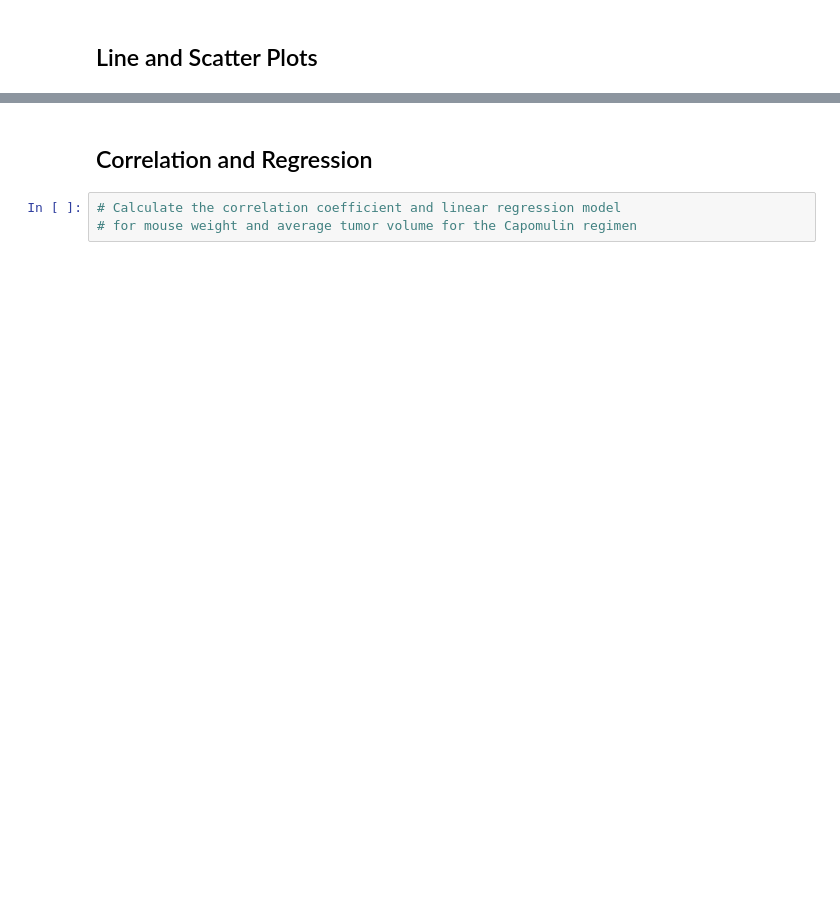
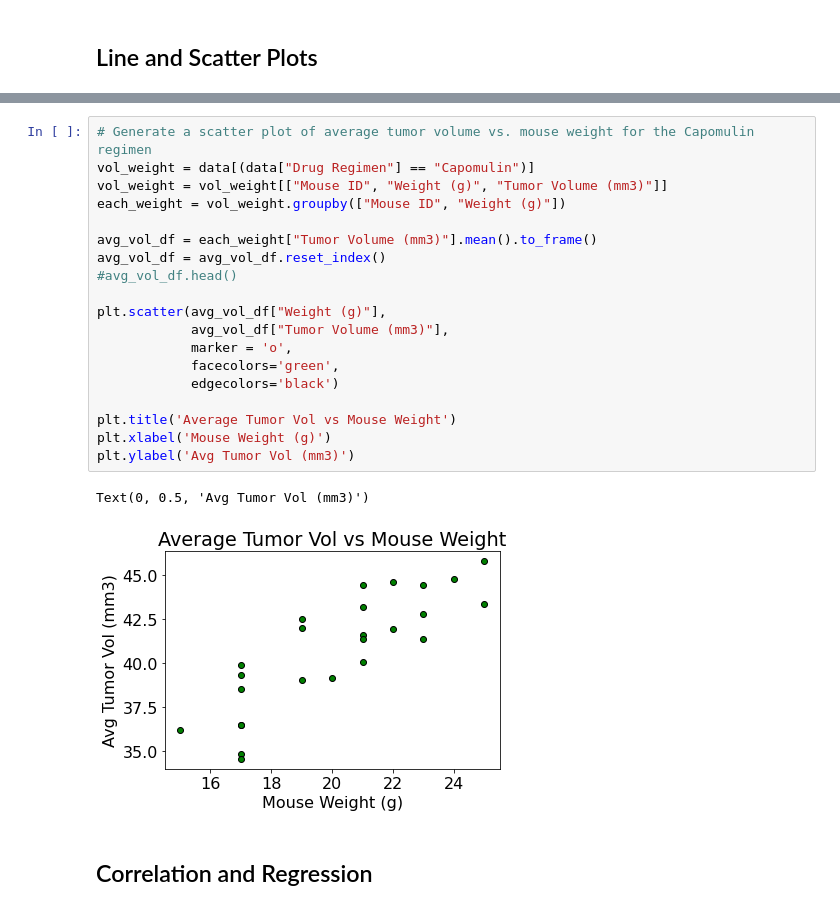
Before and after one commit to ZKeller22/UCI-Homework-Keller, a Jupyter notebook: matplotlib-challenge/Pymaceuticals/pymaceuticals_starter.ipynb, the cells around one changed output, grey strips where cells are left out. Cells and saved outputs as stored; diff of their text form; blank space fills up the shorter version.

```diff
--- a/matplotlib-challenge/Pymaceuticals/pymaceuticals_starter.ipynb
+++ b/matplotlib-challenge/Pymaceuticals/pymaceuticals_starter.ipynb
@@ -282,5 +324,24 @@ Values above 73.31018776874998 could be outliers.
+# %%
+# Generate a scatter plot of average tumor volume vs. mouse weight for the Capomulin regimen
+vol_weight = data[(data["Drug Regimen"] == "Capomulin")]
+vol_weight = vol_weight[["Mouse ID", "Weight (g)", "Tumor Volume (mm3)"]]
+each_weight = vol_weight.groupby(["Mouse ID", "Weight (g)"])
+
+avg_vol_df = each_weight["Tumor Volume (mm3)"].mean().to_frame()
+avg_vol_df = avg_vol_df.reset_index()
+#avg_vol_df.head()
+
+plt.scatter(avg_vol_df["Weight (g)"],
+            avg_vol_df["Tumor Volume (mm3)"],
+            marker = 'o',
+            facecolors='green',
+            edgecolors='black')
+
+plt.title('Average Tumor Vol vs Mouse Weight')
+plt.xlabel('Mouse Weight (g)')
+plt.ylabel('Avg Tumor Vol (mm3)')
+# %% [output]
+Text(0, 0.5, 'Avg Tumor Vol (mm3)')
+[figure, added]
 # %% [markdown]
 ## Correlation and Regression
-# %%
-# Calculate the correlation coefficient and linear regression model
-# for mouse weight and average tumor volume for the Capomulin regimen
```
Also changed, not shown: parts of 8 cells of this notebook.
